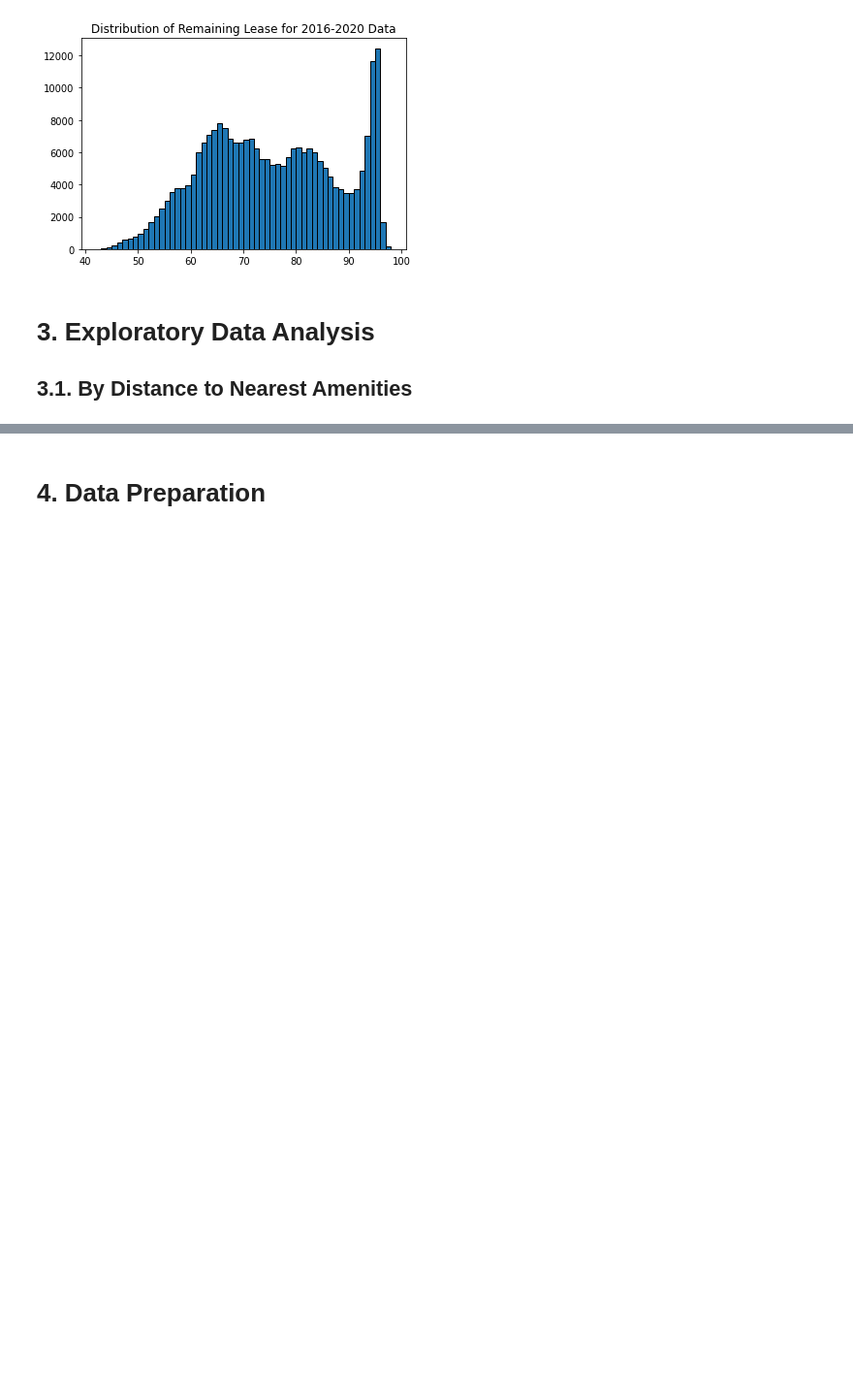
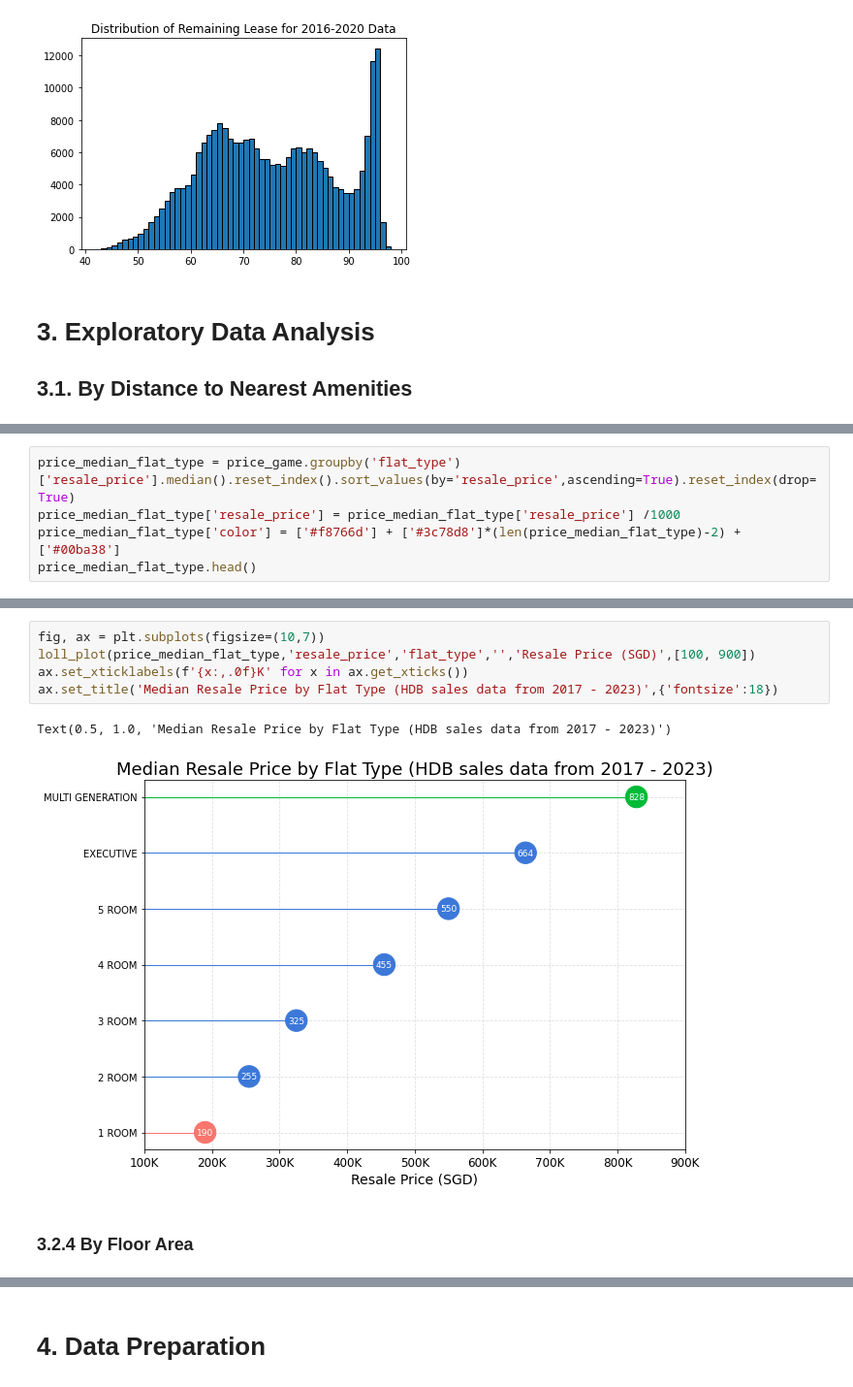
Before and after one commit to martinwh81/HDB-Resale-Price, a Jupyter notebook: HDB_Resale_Prediction.ipynb, the cells around one changed output, grey strips where cells are left out. Shown at 97% size. Cells and saved outputs as stored; diff of their text form; blank space fills up the shorter version.

```diff
--- a/HDB_Resale_Prediction.ipynb
+++ b/HDB_Resale_Prediction.ipynb
@@ -348,0 +415,5 @@ The figure layout has changed to tight
+# %%
+price_median_flat_type = price_game.groupby('flat_type')['resale_price'].median().reset_index().sort_values(by='resale_price',ascending=True).reset_index(drop=True)
+price_median_flat_type['resale_price'] = price_median_flat_type['resale_price'] /1000
+price_median_flat_type['color'] = ['#f8766d'] + ['#3c78d8']*(len(price_median_flat_type)-2) + ['#00ba38']
+price_median_flat_type.head()
@@ -348,0 +427,10 @@ The figure layout has changed to tight
+# %%
+fig, ax = plt.subplots(figsize=(10,7))
+loll_plot(price_median_flat_type,'resale_price','flat_type','','Resale Price (SGD)',[100, 900])
+ax.set_xticklabels(f'{x:,.0f}K' for x in ax.get_xticks())
+ax.set_title('Median Resale Price by Flat Type (HDB sales data from 2017 - 2023)',{'fontsize':18})
+# %% [output]
+Text(0.5, 1.0, 'Median Resale Price by Flat Type (HDB sales data from 2017 - 2023)')
+[figure, added]
+# %% [markdown]
+### 3.2.4 By Floor Area
```
Also changed, not shown: parts of 28 cells of this notebook, 1 other file.
